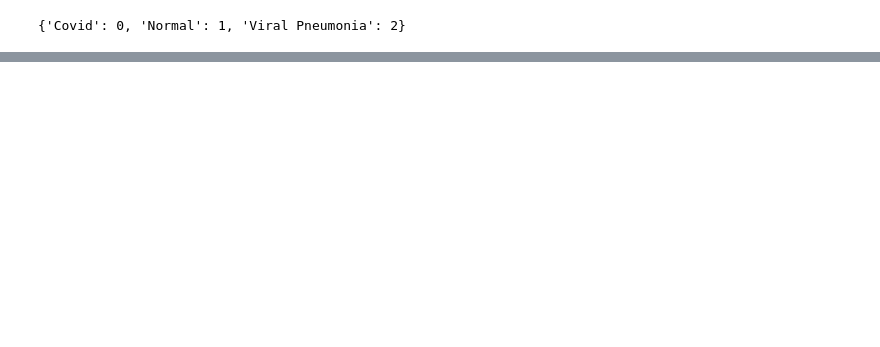
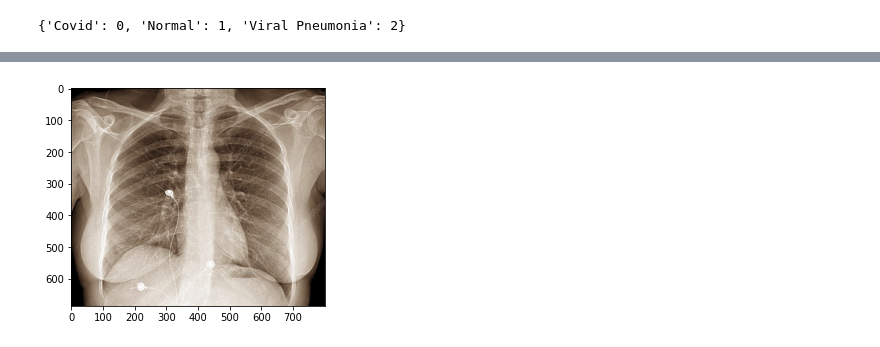
Before and after one commit to pk2971/COVID-19-Image-Classification, a Jupyter notebook: Covid_19_image_Classification.ipynb, the cells around one changed output, grey strips where cells are left out. Drawn from its saved outputs; the diff is of its cells as text; code cells hidden in the pictures; blank space fills up the shorter version.

```diff
--- a/Covid_19_image_Classification.ipynb
+++ b/Covid_19_image_Classification.ipynb
@@ -78,0 +238,6 @@ Transfer Learning for Image Classification:
+# %%
+img2=cv2.imread('/content/HealthyLungs.jpeg')
+plt.imshow(img2)
+plt.show()
+# %% [output]
+[figure, added]
```
Also changed, not shown: parts of 23 cells of this notebook.
